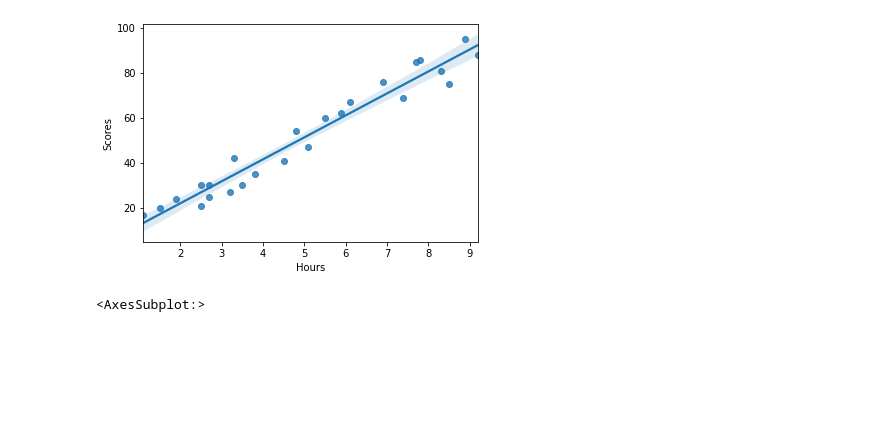
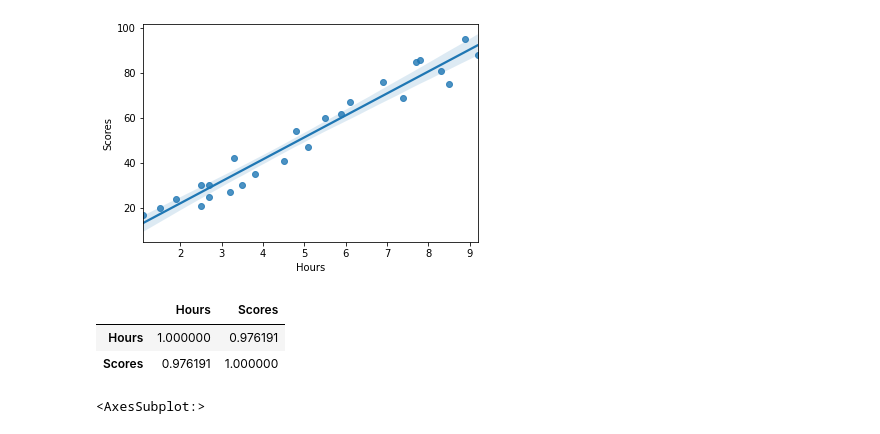
Before and after one commit to MVLakshman/GRIP-Data-Science, a Jupyter notebook: Prediction using Supervised ML.ipynb, the cells around one changed output. Saved outputs shown, nothing was run; the diff lists cells and outputs as text; code cells hidden in the pictures; blank space fills up the shorter version.

```diff
--- a/Prediction using Supervised ML.ipynb
+++ b/Prediction using Supervised ML.ipynb
@@ -75,6 +86,12 @@ sns.regplot(x='Hours',y='Scores',data=df)
 # %% [output]
 <AxesSubplot:xlabel='Hours', ylabel='Scores'>
 [figure]
+# %%
+df.corr()
+# %% [output]
+|  | Hours | Scores |
+| Hours | 1.000000 | 0.976191 |
+| Scores | 0.976191 | 1.000000 |
 # %%
 sns.heatmap(df.corr(),annot=True)
 # %% [output]
```
Also changed, not shown: parts of 4 cells of this notebook.
